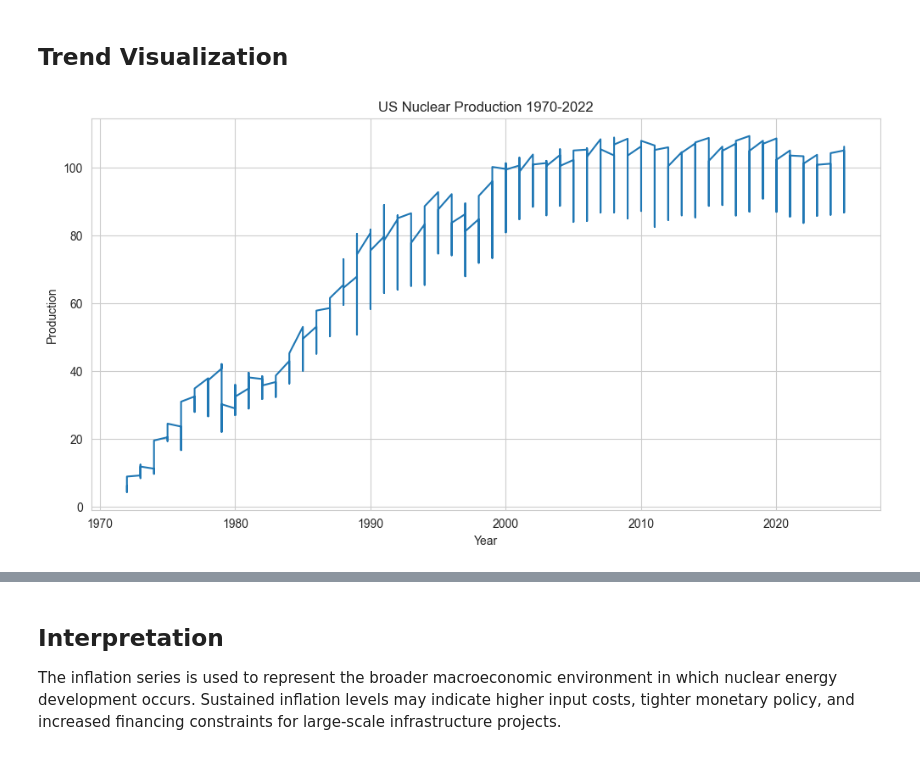
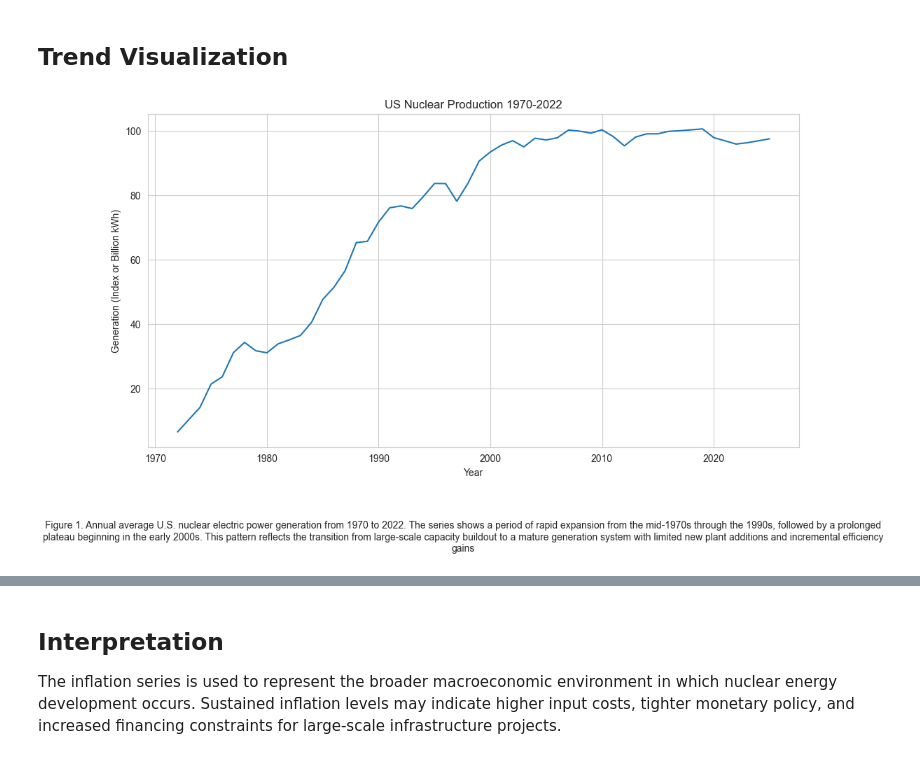
Before and after one commit to DwanjaiOprien/nuclear-energy-fiscal-analysis, a Jupyter notebook: fredNotebookAnalysis/inflation_analysis.ipynb, the cells around one changed output, grey strips where cells are left out. Saved outputs shown, nothing was run; the diff lists cells and outputs as text; code cells hidden in the pictures.

Commit message:
Greater refinements for outputs
Outputs, indexing, and visualisation.

```diff
--- a/fredNotebookAnalysis/inflation_analysis.ipynb
+++ b/fredNotebookAnalysis/inflation_analysis.ipynb
@@ -152,3 +178,5 @@ nuclear_generation.head(10) # IGNORE for report this is just to check if column
 | 7 | 1972-08-01 | 8.3358 | 1972 |
 | 8 | 1972-09-01 | 7.1274 | 1972 |
 | 9 | 1972-10-01 | 6.7282 | 1972 |
+# %%
+nuclear_yearly = nuclear_generation.groupby('year')['nuclear_generation'].mean().reset_index()
@@ -155,3 +185,5 @@ nuclear_generation.head(10) # IGNORE for report this is just to check if column
 # %%
 inflation['observation_date'] = pd.to_datetime(inflation['observation_date'])
-inflation.head(10) # IGNORE for report this is just to check if column was
+inflation = inflation.sort_values('observation_date')
+inflation['core_cpi_yoy'] = inflation['CPILFESL'].pct_change(12) * 100
+inflation['year'] = inflation['observation_date'].dt.year
@@ -169,0 +202,10 @@ inflation.head(10) # IGNORE for report this is just to check if column was
+# %%
+inflation_yearly = inflation.groupby('year')['core_cpi_yoy'].mean().reset_index()
+# %%
+# Merging the two datasets on the 'year' column.
+merged_df = pd.merge(
+    nuclear_yearly,
+    inflation_yearly,
+    on='year',
+    how='inner'
+)
@@ -170,12 +226,28 @@ inflation.head(10) # IGNORE for report this is just to check if column was
 # %% [markdown]
 ## Trend Visualization
 # %%
-fig, ax = plt.subplots(figsize = (12,6))
-ax.plot(nuclear_generation['year'], nuclear_generation['IPN221113N'], label = "U.S. Nuclear Generation")
+# "U.S. Nuclear Electric Power Generation (Annual Average)"
+fig, ax= plt.subplots(figsize = (12,7))
+sns.lineplot(data = merged_df, x = 'year', y = 'nuclear_generation')
 ax.set_title("US Nuclear Production 1970-2022")
 ax.set_xlabel("Year")
-ax.set_ylabel("Production")
+ax.set_ylabel('Generation (Index or Billion kWh)')
 plt.grid(True)
+
+# Bottom figure development name
+caption_text = "Figure 1. Annual average U.S. nuclear electric power generation from 1970 to 2022. The series shows a period of rapid expansion from the mid-1970s through the 1990s, followed by a prolonged plateau beginning in the early 2000s. This pattern reflects the transition from large-scale capacity buildout to a mature generation system with limited new plant additions and incremental efficiency gains"
+fig.subplots_adjust(bottom=0.2)
+fig.text(
+    0.5,
+    0.05,
+    caption_text,
+    ha = 'center',
+    va = 'top',
+    fontsize = 10,
+    wrap = True
+
+)
+
 plt.show()
 # %% [output]
-[figure, old version]
+[figure, new version]
```
Also changed, not shown: parts of 12 cells of this notebook.
